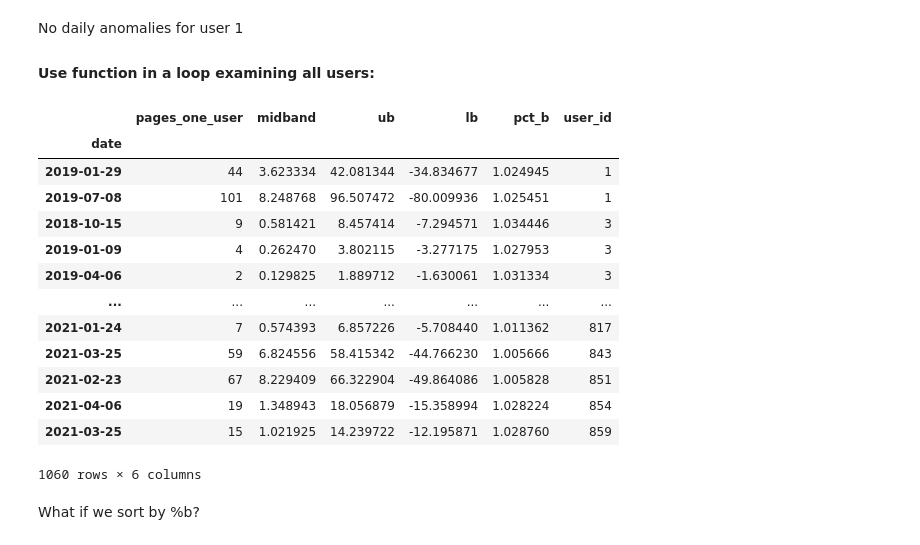
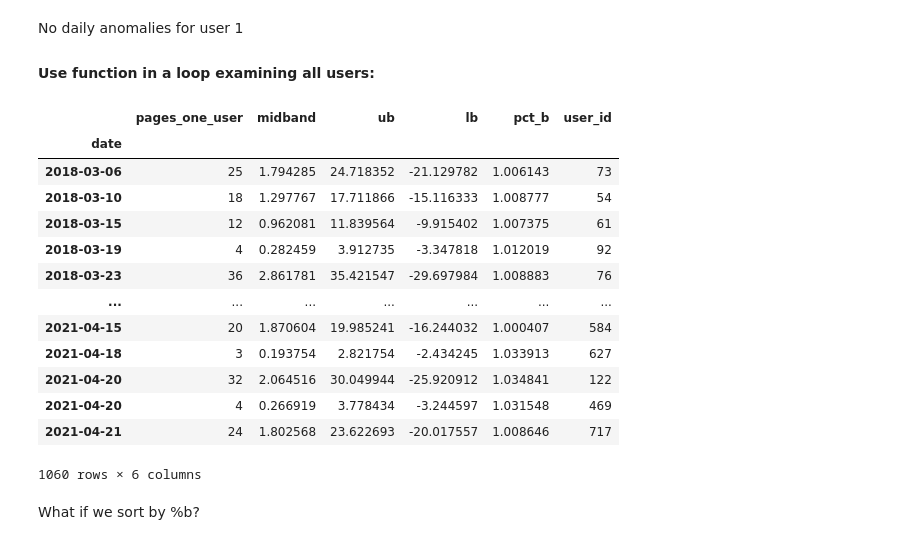
Before and after one commit to mijailmariano/anamoly-detection-exercises, a Jupyter notebook: kalpana-lesson/time_series_anomaly_lesson.ipynb, the cells around one changed output. Saved outputs shown, nothing was run; the diff lists cells and outputs as text; code cells hidden in the pictures.

```diff
--- a/kalpana-lesson/time_series_anomaly_lesson.ipynb
+++ b/kalpana-lesson/time_series_anomaly_lesson.ipynb
@@ -534,21 +534,21 @@ for u in list(df.user_id.unique()):
     user_df = find_anomalies(df, u, span, weight)
     anomalies = pd.concat([anomalies, user_df], axis=0)
 # %%
-anomalies
+anomalies.sort_index()
 # %% [output]
 |  | pages_one_user | midband | ub | lb | pct_b | user_id |
 | date |  |  |  |  |  |  |
-| 2019-01-29 | 44 | 3.623334 | 42.081344 | -34.834677 | 1.024945 | 1 |
-| 2019-07-08 | 101 | 8.248768 | 96.507472 | -80.009936 | 1.025451 | 1 |
-| 2018-10-15 | 9 | 0.581421 | 8.457414 | -7.294571 | 1.034446 | 3 |
-| 2019-01-09 | 4 | 0.262470 | 3.802115 | -3.277175 | 1.027953 | 3 |
-| 2019-04-06 | 2 | 0.129825 | 1.889712 | -1.630061 | 1.031334 | 3 |
+| 2018-03-06 | 25 | 1.794285 | 24.718352 | -21.129782 | 1.006143 | 73 |
+| 2018-03-10 | 18 | 1.297767 | 17.711866 | -15.116333 | 1.008777 | 54 |
+| 2018-03-15 | 12 | 0.962081 | 11.839564 | -9.915402 | 1.007375 | 61 |
+| 2018-03-19 | 4 | 0.282459 | 3.912735 | -3.347818 | 1.012019 | 92 |
+| 2018-03-23 | 36 | 2.861781 | 35.421547 | -29.697984 | 1.008883 | 76 |
 | ... | ... | ... | ... | ... | ... | ... |
-| 2021-01-24 | 7 | 0.574393 | 6.857226 | -5.708440 | 1.011362 | 817 |
-| 2021-03-25 | 59 | 6.824556 | 58.415342 | -44.766230 | 1.005666 | 843 |
-| 2021-02-23 | 67 | 8.229409 | 66.322904 | -49.864086 | 1.005828 | 851 |
-| 2021-04-06 | 19 | 1.348943 | 18.056879 | -15.358994 | 1.028224 | 854 |
-| 2021-03-25 | 15 | 1.021925 | 14.239722 | -12.195871 | 1.028760 | 859 |
+| 2021-04-15 | 20 | 1.870604 | 19.985241 | -16.244032 | 1.000407 | 584 |
+| 2021-04-18 | 3 | 0.193754 | 2.821754 | -2.434245 | 1.033913 | 627 |
+| 2021-04-20 | 32 | 2.064516 | 30.049944 | -25.920912 | 1.034841 | 122 |
+| 2021-04-20 | 4 | 0.266919 | 3.778434 | -3.244597 | 1.031548 | 469 |
+| 2021-04-21 | 24 | 1.802568 | 23.622693 | -20.017557 | 1.008646 | 717 |
 1060 rows × 6 columns
 # %% [markdown]
 What if we sort by %b?
```
Also changed, not shown: 2 other files.
